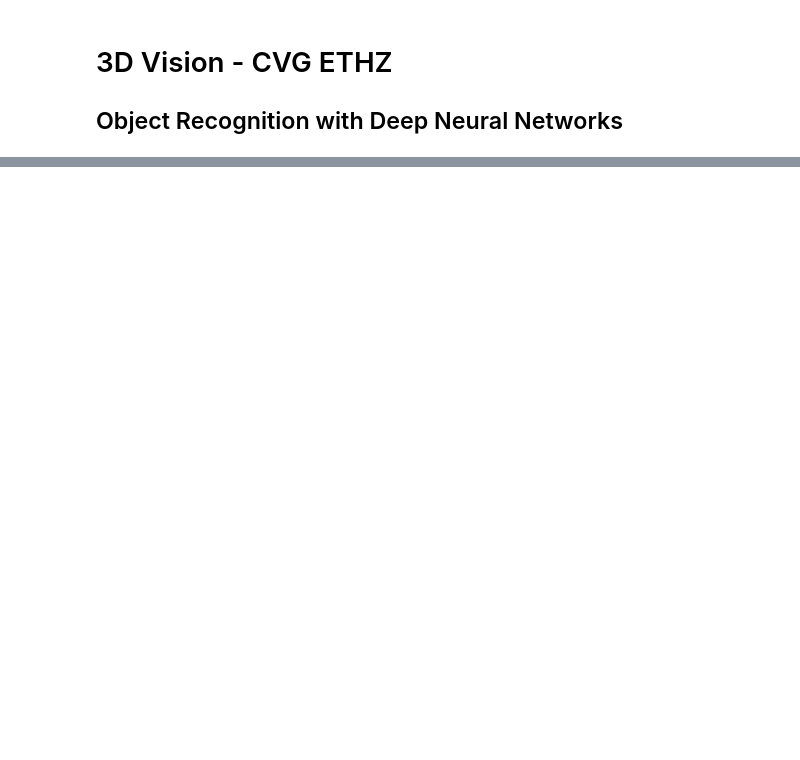
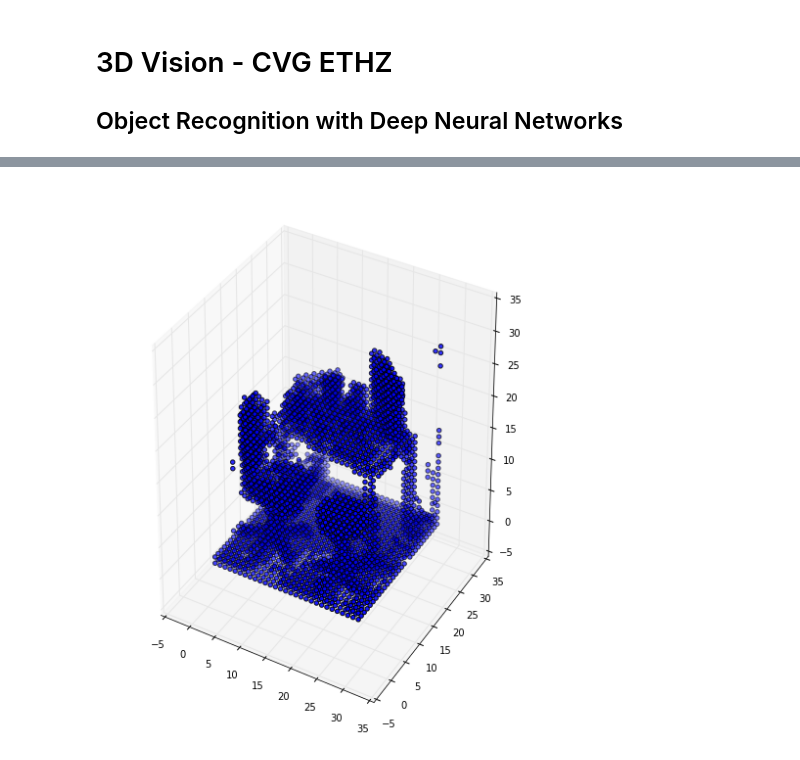
Before and after one commit to AICAE/Deep-3D-Obj-Recognition, a Jupyter notebook: src/live_demo.ipynb, the cells around one changed output, grey strips where cells are left out. Cells and saved outputs as stored; diff of their text form; code cells hidden in the pictures; blank space fills up the shorter version.

```diff
--- a/src/live_demo.ipynb
+++ b/src/live_demo.ipynb
@@ -41,0 +84,25 @@ print("Wuee a " + label + " was detected")
+# %%
+np_pc3 = load_pc("data/deskXYZ.mat")
+
+#fig1 = plt.figure(1,figsize=(8, 10))
+#ax3 = fig1.add_subplot(1,1,1, projection='3d')
+#ax3.scatter(np_pc3[:,0], np_pc3[:,1], np_pc3[:,2])
+#plt.draw()
+
+tic = time.time()
+np_vox3 = voxilize(np_pc3)
+tictoc = time.time() - tic
+print("Plot3: Voxelizing took {0:.4f}sec for {1} points".format(tictoc, np_pc3.shape[0]))
+
+vox_scat3 = voxel_scatter(np_vox3)
+fig2 = plt.figure(2,figsize=(8, 10))
+ax3 = fig2.add_subplot(1,1,1, projection='3d')
+ax3.scatter(vox_scat3[:,0], vox_scat3[:,1], vox_scat3[:,2])
+plt.draw()
+
+tic = time.time()
+label3, proba3 = obj_det.predict(X_pred=np_vox3)
+tictoc = time.time() - tic
+print("Plot3: Detection took {0:.4f}sec".format(tictoc))
+print("Plot3: A " + label3 + " was detected with {0:.2f}% certainty".format(proba3 * 100) )
+# %% [output]
@@ -41,0 +112 @@ print("Wuee a " + label + " was detected")
+[figure, added]
```
Also changed, not shown: parts of 12 cells of this notebook, 3 other files.
